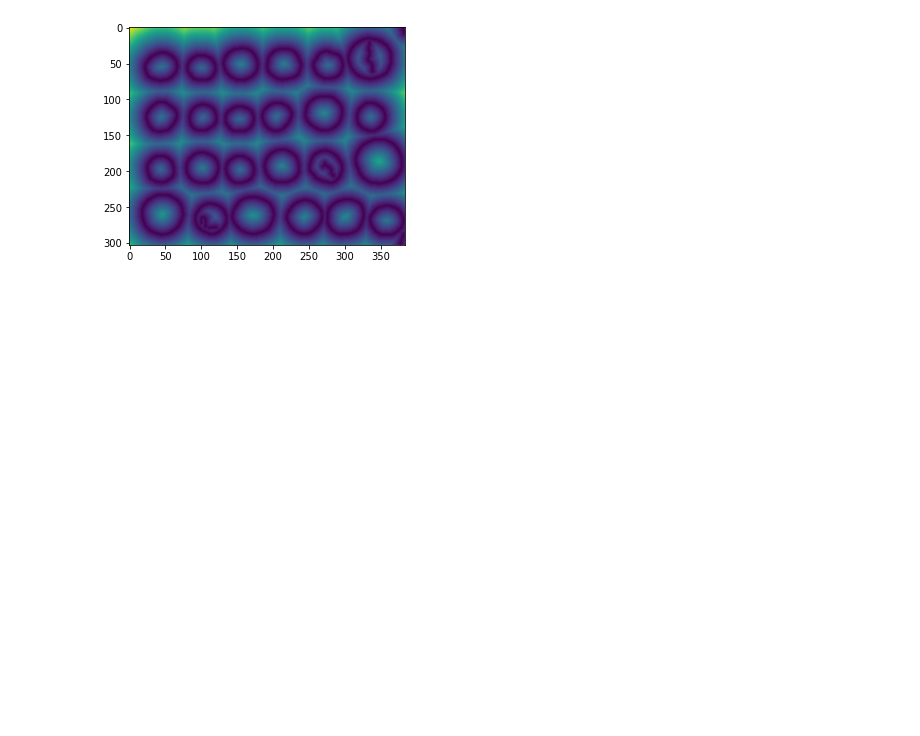
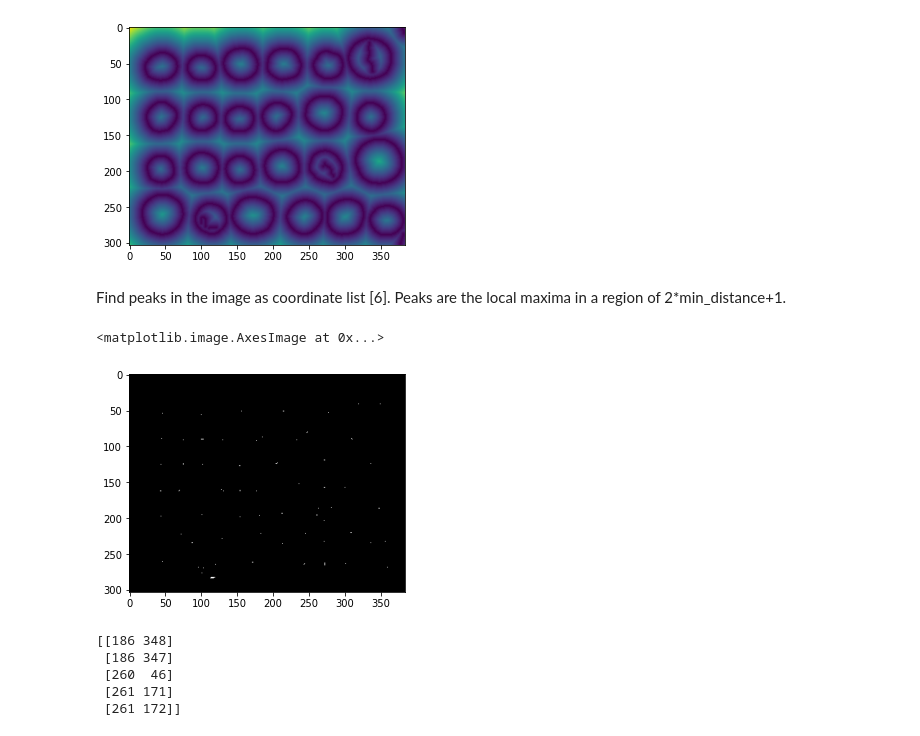
Before and after one commit to MarkFerenci/tumors-segmentation, a Jupyter notebook: Coins.ipynb, the cells around one changed output. Cells and saved outputs as stored; diff of their text form; code cells hidden in the pictures; blank space fills up the shorter version.

Commit message:
Divide image to regions by watershed

```diff
--- a/Coins.ipynb
+++ b/Coins.ipynb
@@ -92,3 +80,20 @@ plt.imshow(dt)
 # %% [output]
 <matplotlib.image.AxesImage at 0x...>
 [figure]
+# %% [markdown]
+Find peaks in the image as coordinate list [6]. Peaks are the local maxima in a region of 2*min_distance+1.
+# %%
+local_max = feature.peak_local_max(dt, indices=False, min_distance=5)
+plt.imshow(local_max, cmap='gray')
+# %% [output]
+<matplotlib.image.AxesImage at 0x...>
+[figure, added]
+# %%
+peak_idx = feature.peak_local_max(dt, indices=True, min_distance=5)
+print(peak_idx[:5])
+# %% [output]
+[[186 348]
+ [186 347]
+ [260  46]
+ [261 171]
+ [261 172]]
```
Also changed, not shown: parts of 14 cells of this notebook.
